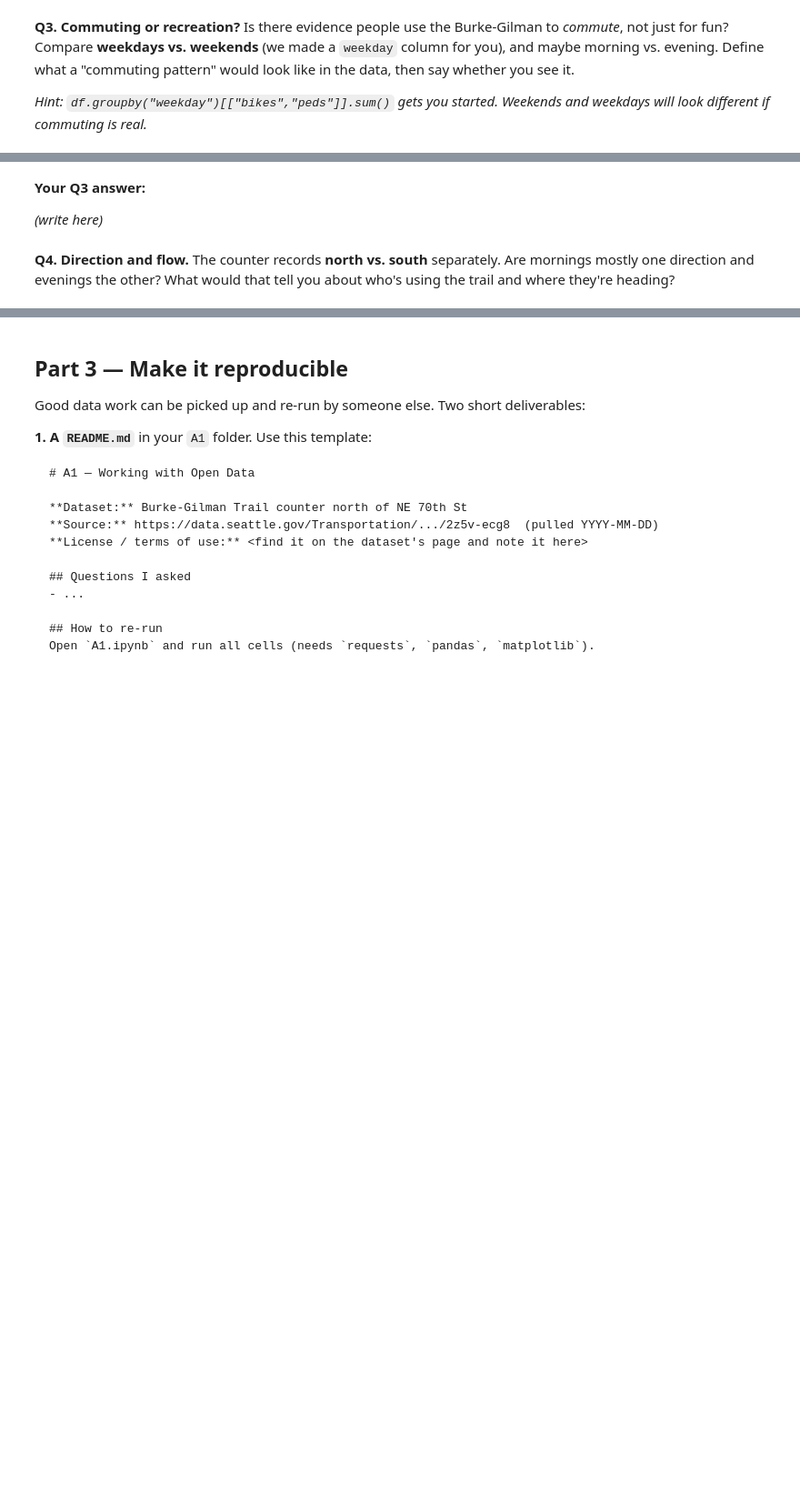
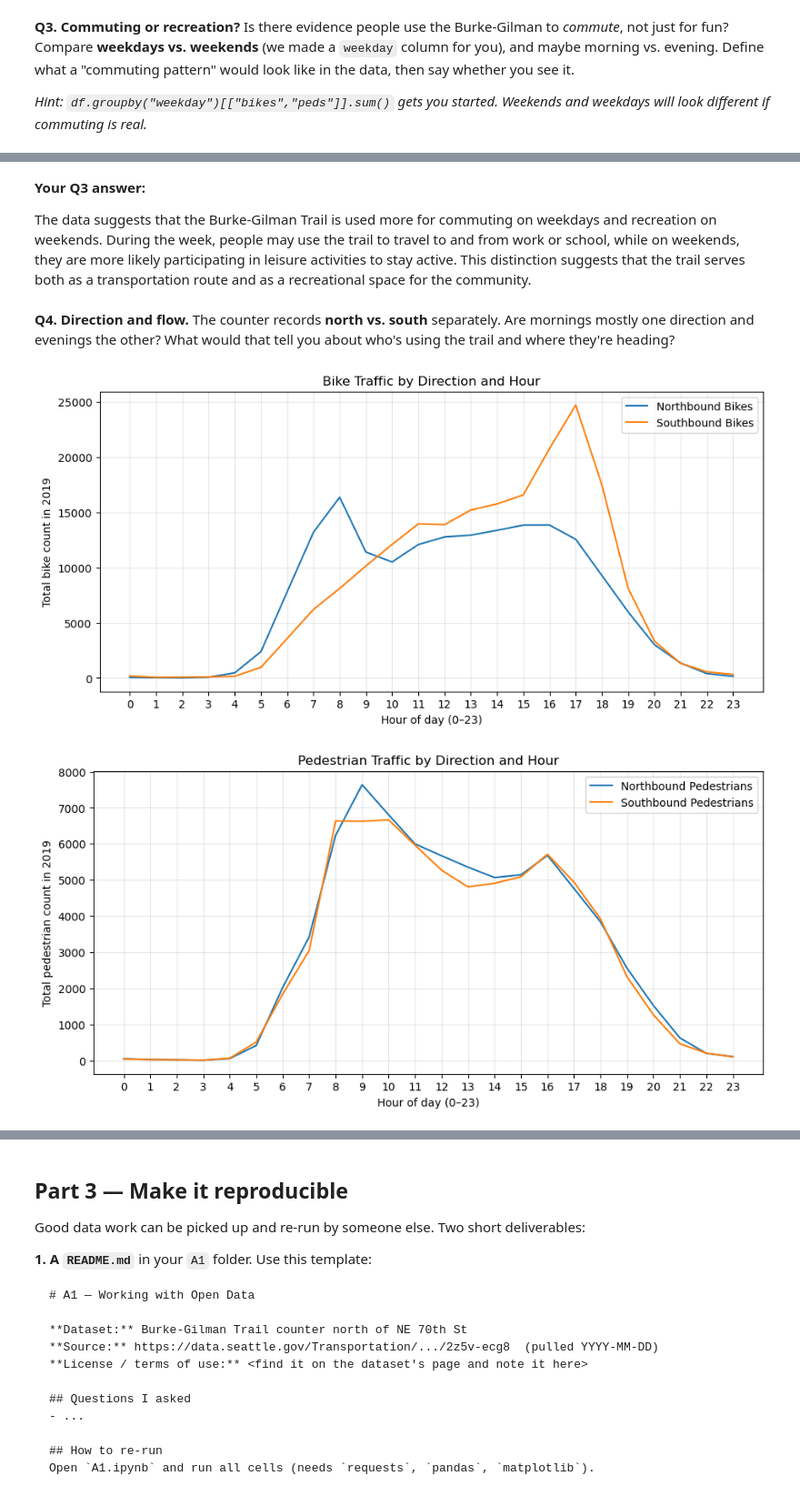
Before and after one commit to samantha0scalia/hcde-410, a Jupyter notebook: A1/A1.ipynb, the cells around one changed output, grey strips where cells are left out. Shown at 91% size. Saved outputs shown, nothing was run; the diff lists cells and outputs as text; code cells hidden in the pictures; blank space fills up the shorter version.

```diff
--- a/A1/A1.ipynb
+++ b/A1/A1.ipynb
@@ -166,12 +258,38 @@ Is there evidence people use the Burke-Gilman to *commute*, not just for fun? Co
 # %% [markdown]
 **Your Q3 answer:**
 
-*(write here)*
+The data suggests that the Burke-Gilman Trail is used more for commuting on weekdays and recreation on weekends. During the week, people may use the trail to travel to and from work or school, while on weekends, they are more likely participating in leisure activities to stay active. This distinction suggests that the trail serves both as a transportation route and as a recreational space for the community.
 # %% [markdown]
 **Q4. Direction and flow.**
 The counter records **north vs. south** separately. Are mornings mostly one direction and evenings the other? What would that tell you about who's using the trail and where they're heading?
 # %%
 # Your code for Q4
+
+direction_by_hour_bikes = df.groupby("hour")[["bike_north", "bike_south"]].sum()
+
+direction_by_hour_peds = df.groupby("hour")[["ped_north", "ped_south"]].sum()
+
+direction_by_hour_bikes.plot(figsize=(11, 5))
+plt.title("Bike Traffic by Direction and Hour")
+plt.xlabel("Hour of day (0–23)")
+plt.ylabel("Total bike count in 2019")
+plt.xticks(range(0, 24))
+plt.legend(["Northbound Bikes", "Southbound Bikes"])
+plt.grid(alpha=0.3)
+plt.show()
+
+# Graph pedestrian traffic by direction
+direction_by_hour_peds.plot(figsize=(11, 5))
+plt.title("Pedestrian Traffic by Direction and Hour")
+plt.xlabel("Hour of day (0–23)")
+plt.ylabel("Total pedestrian count in 2019")
+plt.xticks(range(0, 24))
+plt.legend(["Northbound Pedestrians", "Southbound Pedestrians"])
+plt.grid(alpha=0.3)
+plt.show()
+# %% [output]
+[figure, added]
+[figure, added]
 # %% [markdown]
 **Your Q4 answer:**
 
```
Also changed, not shown: parts of 14 cells of this notebook, 2 other files.
